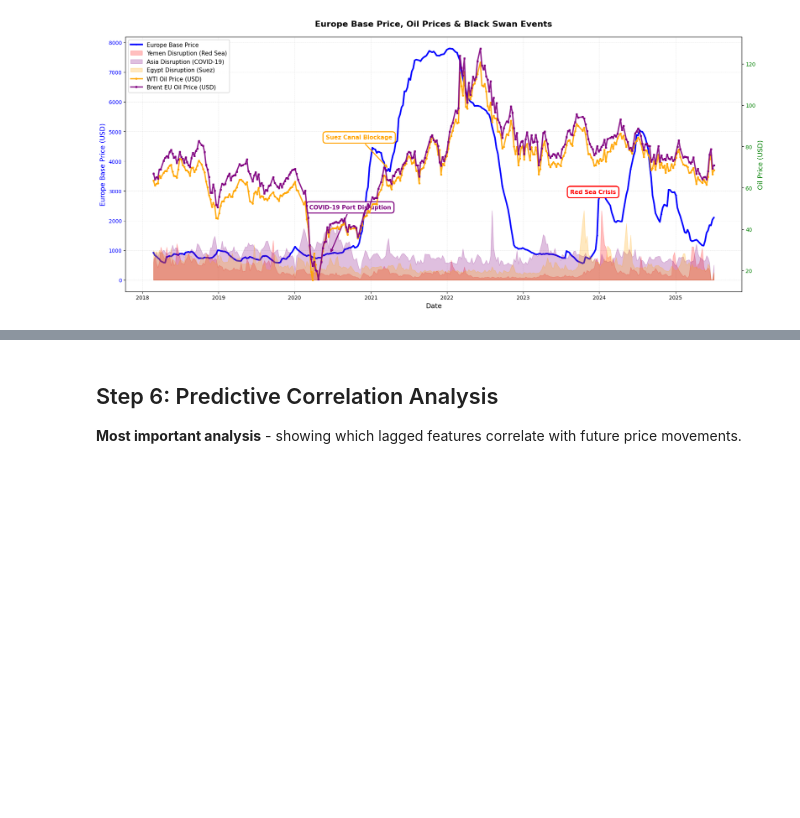
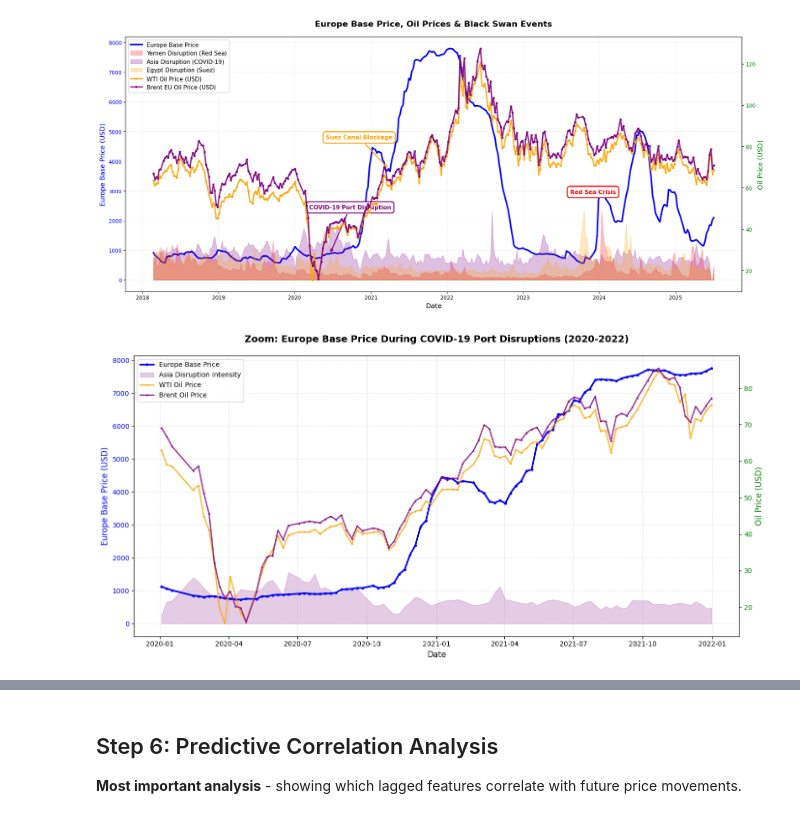
Before and after one commit to BenjaminLTakaki/Container_Predic, a Jupyter notebook: 02_data_understanding.ipynb, the cells around one changed output, grey strips where cells are left out. Cells and saved outputs as stored; diff of their text form; code cells hidden in the pictures; blank space fills up the shorter version.

```diff
--- a/02_data_understanding.ipynb
+++ b/02_data_understanding.ipynb
@@ -386,3 +385,62 @@ plt.tight_layout()
 plt.show()
 # %% [output]
 [figure]
+# %%
+import matplotlib.pyplot as plt
+
+# Zoom in on COVID-19 port disruptions period
+covid_start = '2020-01-01'
+covid_end = '2022-01-01'
+df_covid_zoom = df_model_data.loc[covid_start:covid_end].copy()
+
+fig, ax1 = plt.subplots(figsize=(14, 7))
+
+# Primary axis: Europe Base Price
+color1 = 'blue'
+ax1.set_xlabel('Date', fontsize=12)
+ax1.set_ylabel('Europe Base Price (USD)', color=color1, fontsize=12)
+ax1.plot(df_covid_zoom.index, df_covid_zoom['Europe_Base_Price'],
+         color=color1, linewidth=2.5, marker='o', markersize=3,
+         label='Europe Base Price', zorder=1)
+ax1.tick_params(axis='y', labelcolor=color1)
+
+# Secondary axis for oil prices
+ax2 = ax1.twinx()
+ax2.set_ylabel('Oil Price (USD)', color='green', fontsize=12)
+ax2.tick_params(axis='y', labelcolor='green')
+
+# Add WTI oil price
+if 'WTI_Price' in df_covid_zoom.columns:
+    ax2.plot(df_covid_zoom.index, df_covid_zoom['WTI_Price'],
+             color='orange', linewidth=2, marker='s', markersize=2,
+             label='WTI Oil Price', alpha=0.8, zorder=2)
+
+# Add Brent oil price
+if 'Brent_Price' in df_covid_zoom.columns:
+    ax2.plot(df_covid_zoom.index, df_covid_zoom['Brent_Price'],
+             color='purple', linewidth=2, marker='^', markersize=2,
+             label='Brent Oil Price', alpha=0.8, zorder=2)
+
+# Highlight Asia disruption (COVID-related)
+if 'asia_disruption' in df_covid_zoom.columns:
+    asia_max = df_covid_zoom['asia_disruption'].max()
+    if asia_max > 0:
+        asia_normalized = (df_covid_zoom['asia_disruption'] / asia_max) * df_covid_zoom['Europe_Base_Price'].max() * 0.2
+        ax1.fill_between(df_covid_zoom.index, 0, asia_normalized,
+                         color='purple', alpha=0.2, label='Asia Disruption Intensity', zorder=0)
+
+plt.title('Zoom: Europe Base Price During COVID-19 Port Disruptions (2020-2022)',
+          fontsize=14, fontweight='bold', pad=20)
+
+# Combine legends
+lines1, labels1 = ax1.get_legend_handles_labels()
+lines2, labels2 = ax2.get_legend_handles_labels()
+ax1.legend(lines1 + lines2, labels1 + labels2, loc='upper left', fontsize=10, framealpha=0.9)
+
+ax1.grid(True, alpha=0.3, linestyle='--')
+ax1.set_axisbelow(True)
+
+plt.tight_layout()
+plt.show()
+# %% [output]
+[figure, added]
```
Also changed, not shown: parts of 10 cells of this notebook, 7 other files.
